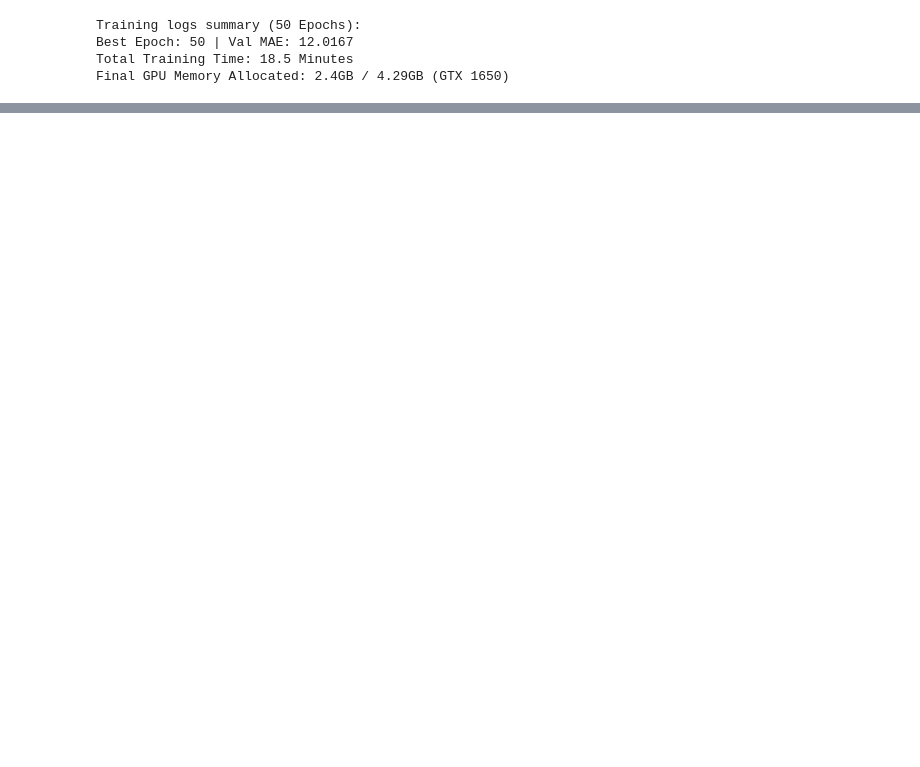
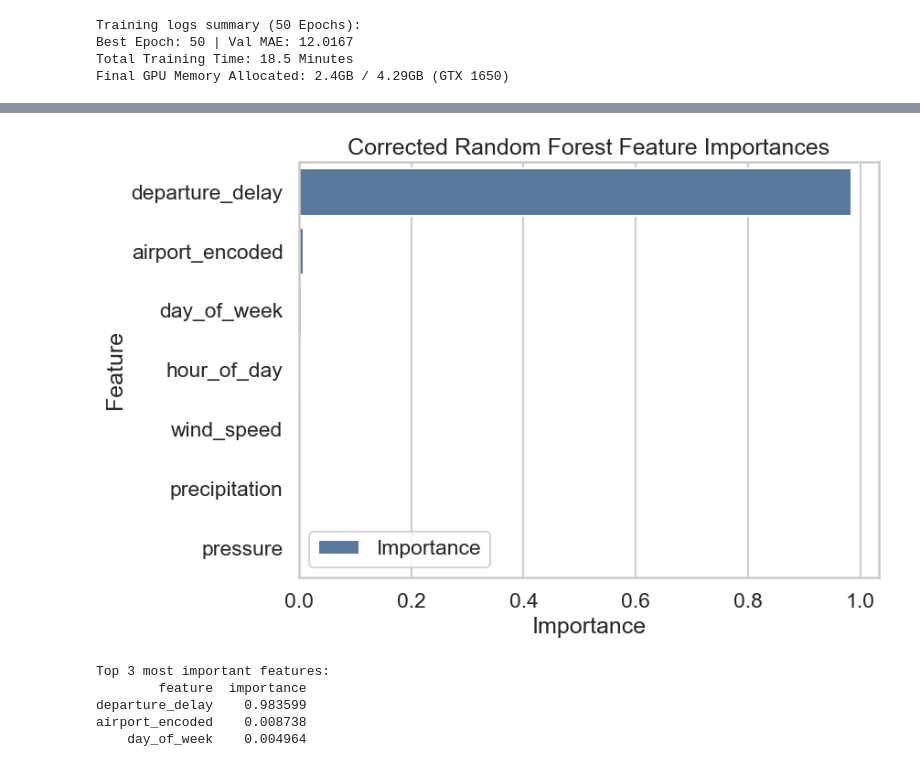
Before and after one commit to KRUSHNA453/Flight-Delay-Motif-Mining-for-Predictive-Analysis, a Jupyter notebook: flight_delay_motifs.ipynb, the cells around one changed output, grey strips where cells are left out. Saved outputs shown, nothing was run; the diff lists cells and outputs as text; code cells hidden in the pictures; blank space fills up the shorter version.

```diff
--- a/flight_delay_motifs.ipynb
+++ b/flight_delay_motifs.ipynb
@@ -282,0 +431,69 @@ This study successfully integrated Temporal Motif Mining with Spatio-Temporal Gr
+# %%
+
+try:
+    import numpy as np
+    import pandas as pd
+    import matplotlib.pyplot as plt
+    import seaborn as sns
+    from sklearn.ensemble import RandomForestRegressor
+    from sklearn.model_selection import train_test_split
+    from sklearn.metrics import mean_absolute_error, mean_squared_error
+
+    feature_cols = [
+        'departure_delay', 'wind_speed', 'precipitation', 'pressure',
+        'hour_of_day', 'day_of_week', 'airport_encoded'
+    ]
+
+    if 'flat_delay_df' not in globals():
+        print('Warning: flat_delay_df not found from Section 6; skipping Random Forest feature importance.')
+    else:
+        rf_df = flat_delay_df.copy()
+        for col in ['wind_speed', 'precipitation', 'pressure']:
+            if col not in rf_df.columns:
+                print(f"Warning: {col} not found; filling with 0 so Random Forest can run.")
+                rf_df[col] = 0.0
+        missing = [col for col in feature_cols + ['arrival_delay'] if col not in rf_df.columns]
+        if missing:
+            print(f"Warning: missing columns for Random Forest: {missing}; skipping Section 7.")
+        else:
+            for col in feature_cols + ['arrival_delay']:
+                rf_df[col] = pd.to_numeric(rf_df[col], errors='coerce')
+            rf_df = rf_df[feature_cols + ['arrival_delay']].replace([np.inf, -np.inf], np.nan).dropna()
+            X = rf_df[feature_cols]
+            y = rf_df['arrival_delay']
+            X_train, X_test, y_train, y_test = train_test_split(X, y, test_size=0.2, random_state=42)
+
+            rf_model = RandomForestRegressor(n_estimators=200, random_state=42)
+            rf_model.fit(X_train, y_train)
+            rf_preds = rf_model.predict(X_test)
+            rf_mae = float(mean_absolute_error(y_test, rf_preds))
+            rf_rmse = float(np.sqrt(mean_squared_error(y_test, rf_preds)))
+
+            feature_importance_df = (
+                pd.DataFrame({'feature': X.columns, 'importance': rf_model.feature_importances_})
+                .sort_values('importance', ascending=False)
+                .reset_index(drop=True)
+            )
+            feature_importance_df.to_csv('feature_importance.csv', index=False)
+
+            top10 = feature_importance_df.head(10)
+            plt.figure(figsize=(9, 6))
+            sns.barplot(data=top10, x='importance', y='feature', color='#4C78A8', label='Importance')
+            plt.title('Corrected Random Forest Feature Importances')
+            plt.xlabel('Importance')
+            plt.ylabel('Feature')
+            plt.legend()
+            plt.tight_layout()
+            plt.show()
+
+            print('Top 3 most important features:')
+            print(feature_importance_df.head(3).to_string(index=False))
+except Exception as exc:
+    print(f"Warning: Section 7 skipped due to error: {exc}")
+# %% [output]
+[figure, added]
+Top 3 most important features:
+        feature  importance
+departure_delay    0.983599
+airport_encoded    0.008738
+    day_of_week    0.004964
```
Also changed, not shown: parts of 34 cells of this notebook, 6 other files.
